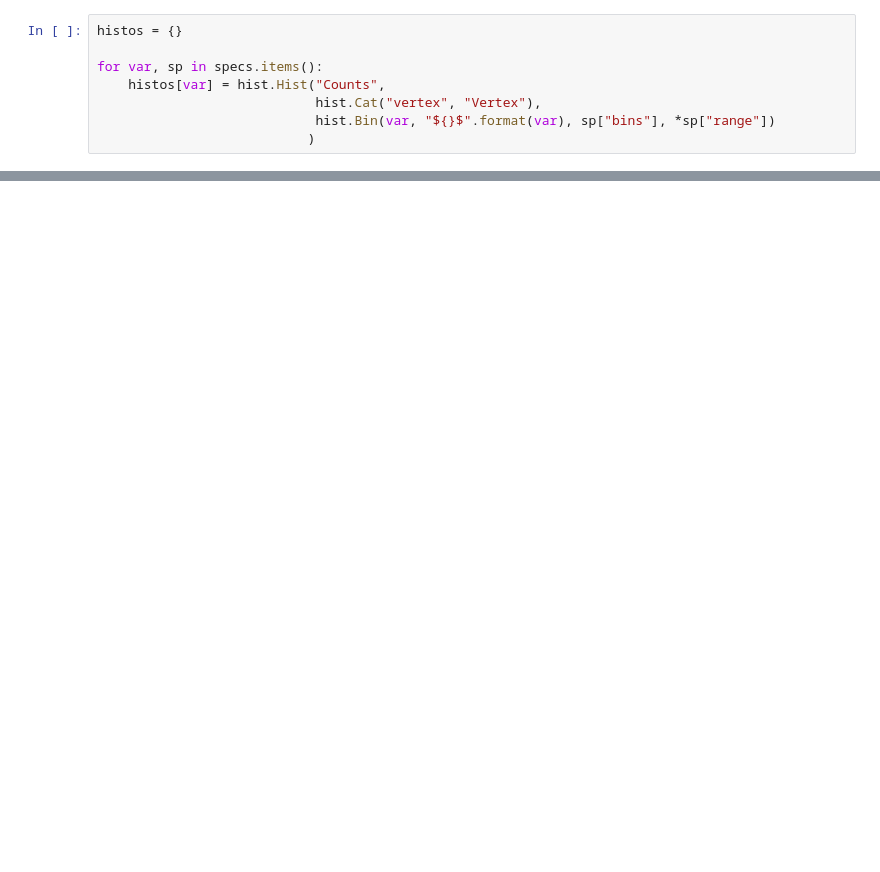
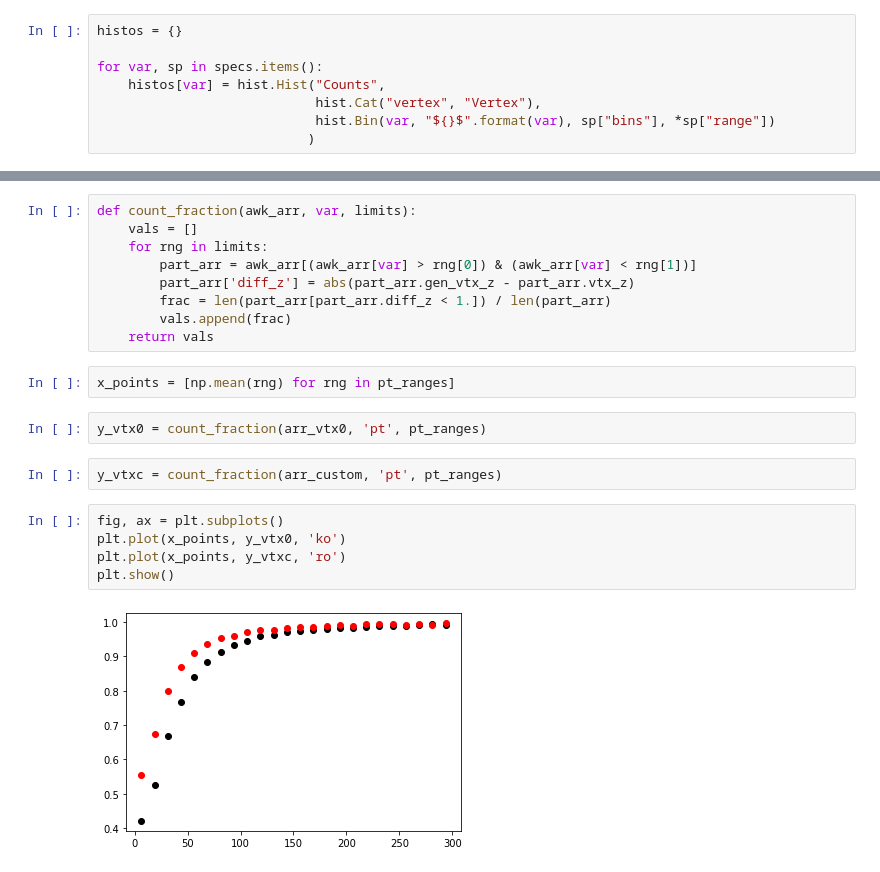
Before and after one commit to maxgalli/UsefulHEPScripts, a Jupyter notebook: vertex_investigation/vertex_plots_multi.ipynb, the cells around one changed output, grey strips where cells are left out. Saved outputs shown, nothing was run; the diff lists cells and outputs as text; blank space fills up the shorter version.

```diff
--- a/vertex_investigation/vertex_plots_multi.ipynb
+++ b/vertex_investigation/vertex_plots_multi.ipynb
@@ -74,0 +110,22 @@ for histo in histos.values():
+# %%
+def count_fraction(awk_arr, var, limits):
+    vals = []
+    for rng in limits:
+        part_arr = awk_arr[(awk_arr[var] > rng[0]) & (awk_arr[var] < rng[1])]
+        part_arr['diff_z'] = abs(part_arr.gen_vtx_z - part_arr.vtx_z)
+        frac = len(part_arr[part_arr.diff_z < 1.]) / len(part_arr)
+        vals.append(frac)
+    return vals
+# %%
+x_points = [np.mean(rng) for rng in pt_ranges]
+# %%
+y_vtx0 = count_fraction(arr_vtx0, 'pt', pt_ranges)
+# %%
+y_vtxc = count_fraction(arr_custom, 'pt', pt_ranges)
+# %%
+fig, ax = plt.subplots()
+plt.plot(x_points, y_vtx0, 'ko')
+plt.plot(x_points, y_vtxc, 'ro')
+plt.show()
+# %% [output]
+[figure, added]
```
Also changed, not shown: parts of 11 cells of this notebook, 2 other files.
